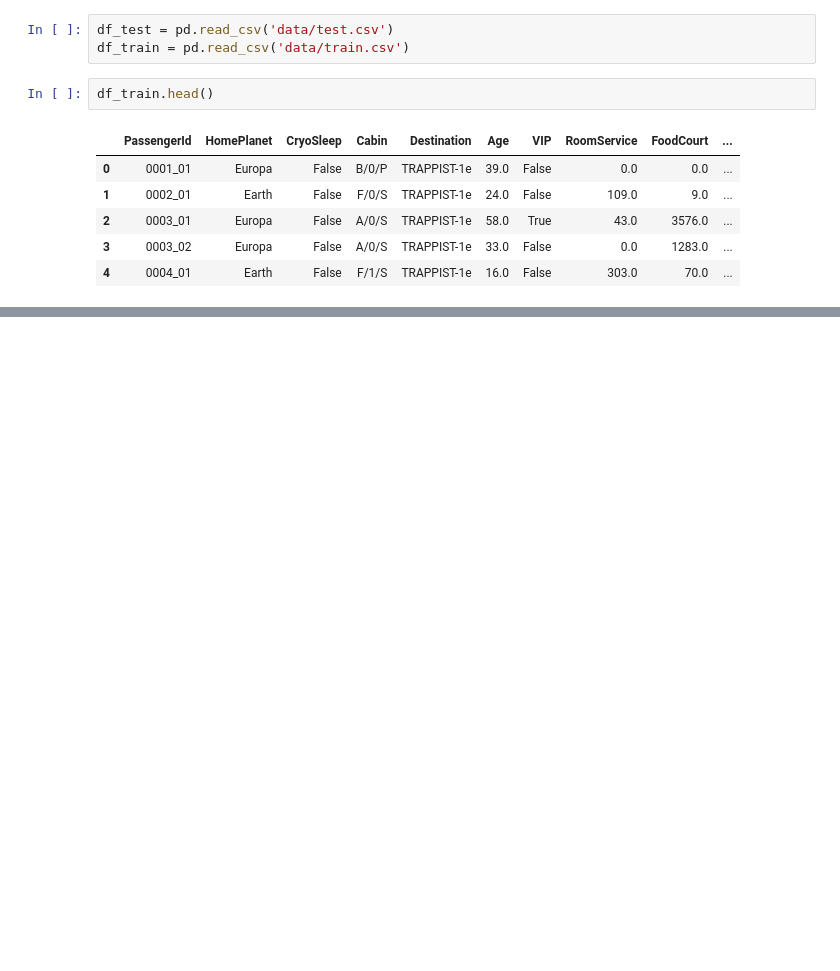
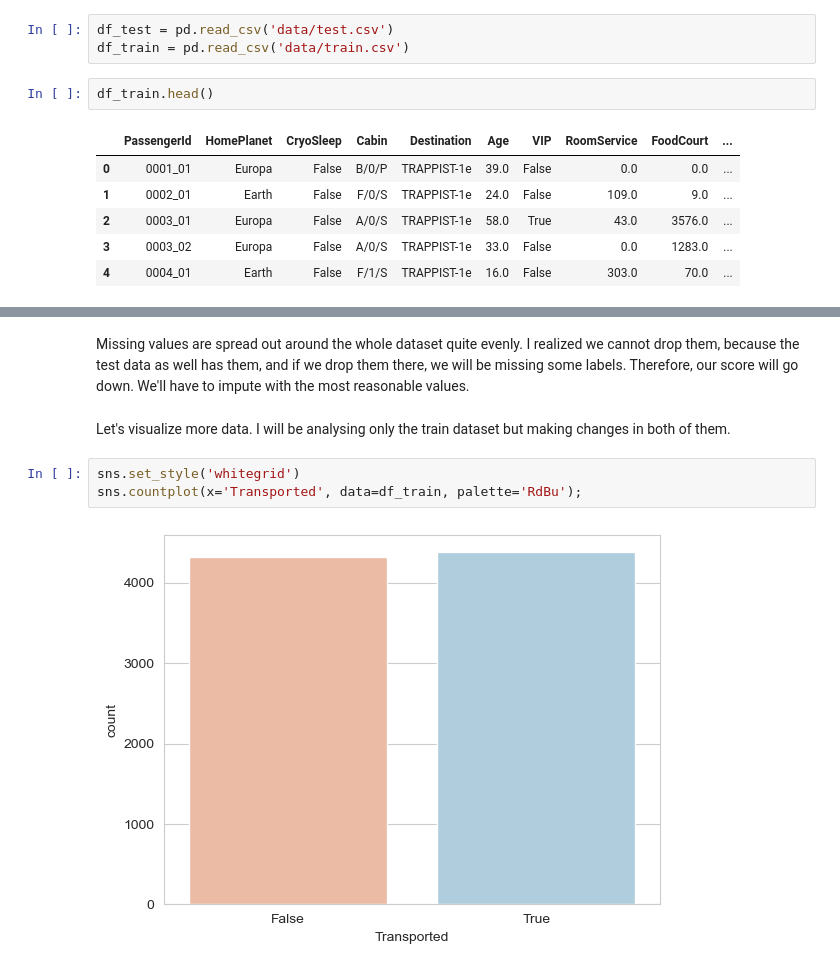
Before and after one commit to AnnaAnastasy/spaceship, a Jupyter notebook: spaceship.ipynb, the cells around one changed output, grey strips where cells are left out. Saved outputs shown, nothing was run; the diff lists cells and outputs as text; blank space fills up the shorter version.

```diff
--- a/spaceship.ipynb
+++ b/spaceship.ipynb
@@ -72,0 +138,10 @@ memory usage: 891.5+ KB
+# %% [markdown]
+Missing values are spread out around the whole dataset quite evenly.
+I realized we cannot drop them, because the test data as well has them, and if we drop them there, we will be missing some labels. Therefore, our score will go down. We'll have to impute with the most reasonable values.
+# %% [markdown]
+Let's visualize more data. I will be analysing only the train dataset but making changes in both of them.
+# %%
+sns.set_style('whitegrid')
+sns.countplot(x='Transported', data=df_train, palette='RdBu');
+# %% [output]
+[figure, added]
```
Also changed, not shown: parts of 45 cells of this notebook.
